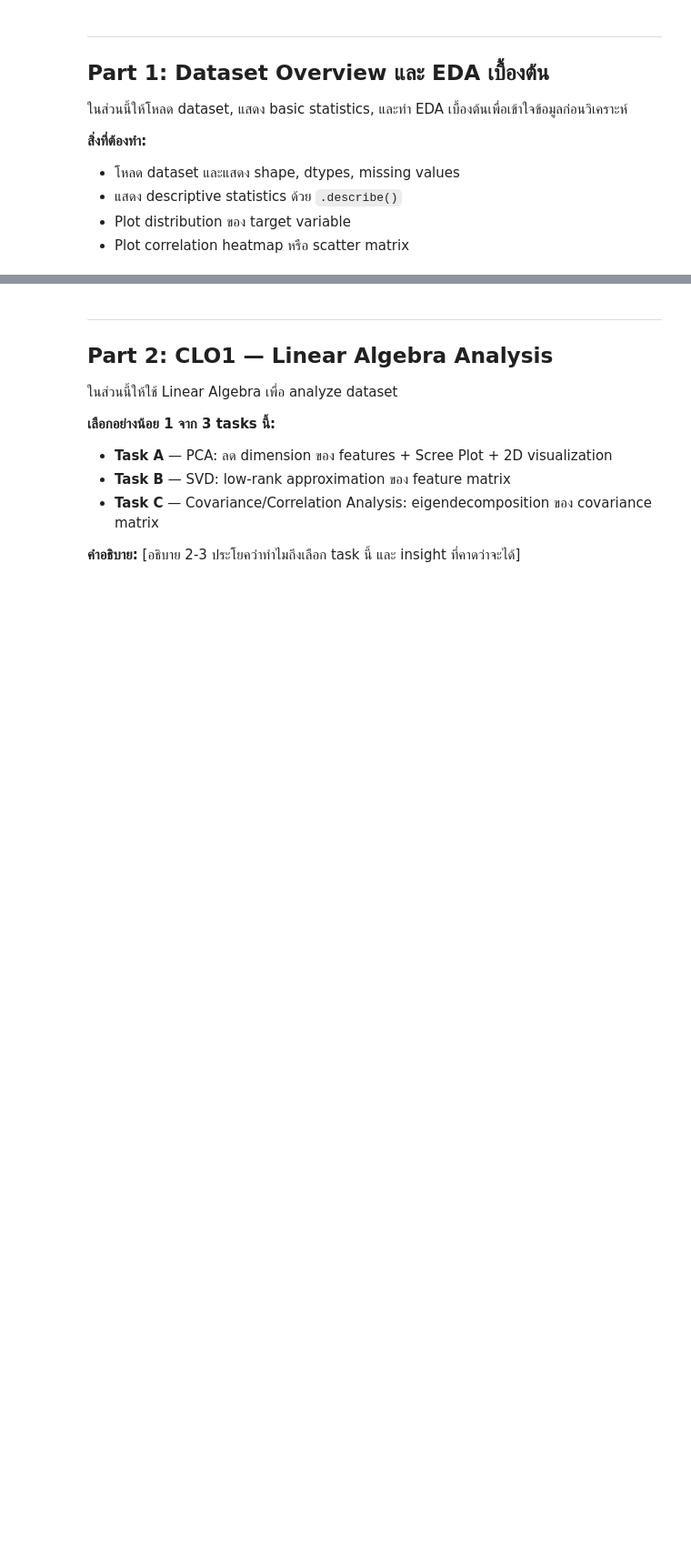
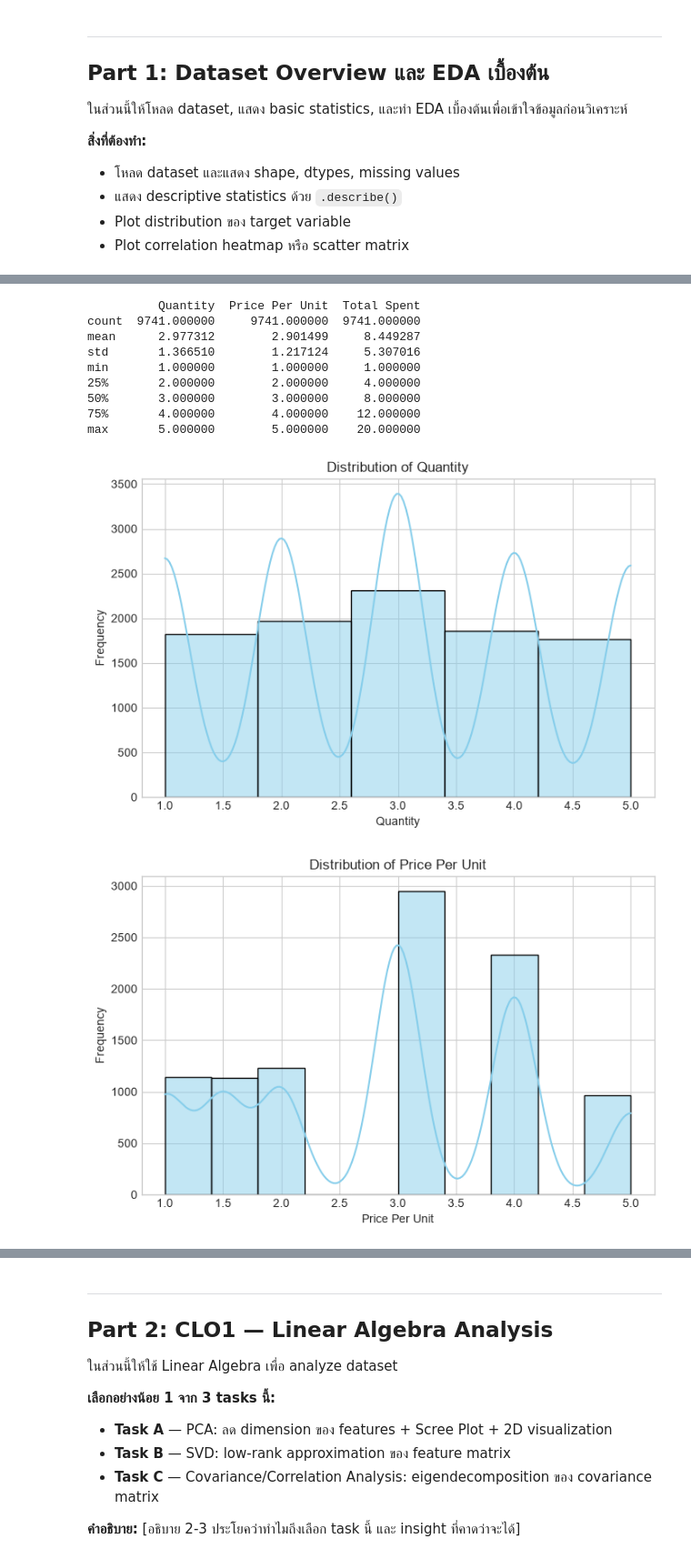
Before and after one commit to Thanawattho68-bit/Math-Project-1-26, a Jupyter notebook: lab15_project_template.ipynb, the cells around one changed output, grey strips where cells are left out. Shown at 91% size. Drawn from its saved outputs; the diff is of its cells as text; code cells hidden in the pictures; blank space fills up the shorter version.

Commit message:
เพิ่ม distribution กับ correlation

```diff
--- a/lab15_project_template.ipynb
+++ b/lab15_project_template.ipynb
@@ -51,10 +52,11 @@ Ready.
 # วัตถุประสงค์: เข้าใจโครงสร้างของข้อมูลก่อนวิเคราะห์
 
 # TODO: แทนที่ด้วย path หรือวิธีโหลด dataset ของคุณ
-# df = pd.read_csv('your_dataset.csv')
+df = pd.read_csv('Cleaned_DataSet.csv')
 
 # แสดงข้อมูลพื้นฐาน
-# print(f'Shape: {df.shape}')
-# print(f'Columns: {df.columns.tolist()}')
-# print(f'Missing values:\n{df.isnull().sum()}')
-# df.head()
+print(f'Shape: {df.shape}')
+print(f'Columns: {df.columns.tolist()}')
+print(f'Missing values:\n{df.isnull().sum()}')
+print(f"Types: {df.dtypes}")
+df.head()
@@ -61,9 +87,44 @@ Ready.
 # %%
 # ─── Descriptive Statistics + Visualization ───────────────────────
 # วัตถุประสงค์: ดูภาพรวมของข้อมูล
 
 # TODO: เพิ่ม code สำหรับ:
-# 1. df.describe()  ← summary statistics
-# 2. Distribution plot ของ target
+print(df.describe())
+
+target = ['Quantity', 'Price Per Unit', 'Total Spent']
+bins = [5,10,30]
+
+for i,j in zip(target,bins):
+    plt.figure(figsize=(8, 5))
+
+    dynamic_bins = min(df[i].nunique(), 30)
+
+    sns.histplot(data=df, x=i, kde=True, bins=j, color='skyblue')
+
+    plt.title(f'Distribution of {i}')
+    plt.xlabel(i)
+    plt.ylabel('Frequency')
+    plt.show()
+
 # 3. Correlation heatmap
-pass
+numeric_df = df.select_dtypes(include='number')
+corr_matrix = numeric_df.corr()
+
+plt.figure(figsize=(8, 6))
+
+sns.heatmap(corr_matrix, annot=True, cmap='coolwarm', fmt='.2f', linewidths=0.5)
+
+plt.title('Correlation Heatmap')
+plt.show()
+# %% [output]
+          Quantity  Price Per Unit  Total Spent
+count  9741.000000     9741.000000  9741.000000
+mean      2.977312        2.901499     8.449287
+std       1.366510        1.217124     5.307016
+min       1.000000        1.000000     1.000000
+25%       2.000000        2.000000     4.000000
+50%       3.000000        3.000000     8.000000
+75%       4.000000        4.000000    12.000000
+max       5.000000        5.000000    20.000000
+[figure, added]
+[figure, added]
```
Also changed, not shown: parts of 3 cells of this notebook.
